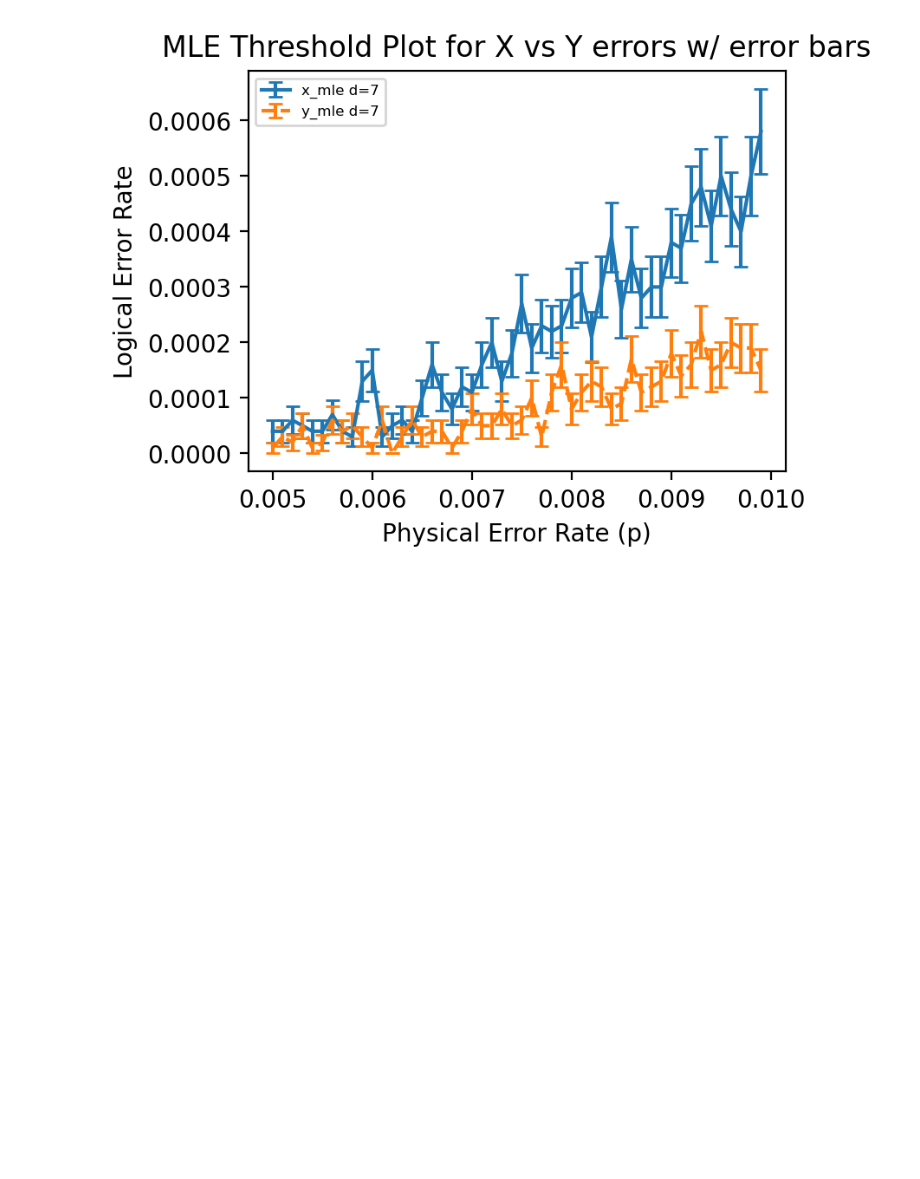
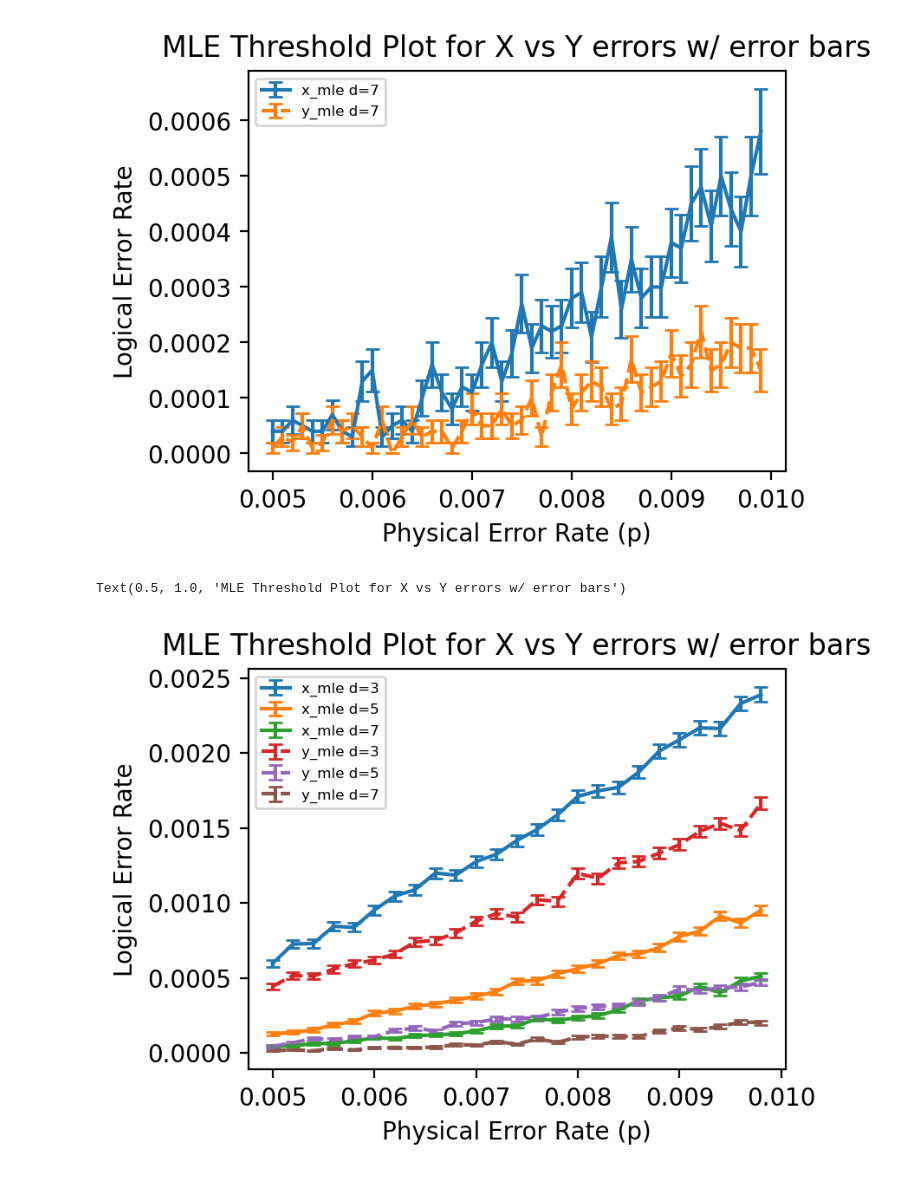
Before and after one commit to snow-apple/bacon_shor_code, a Jupyter notebook: mle_x_errors.ipynb, the cells around one changed output. Drawn from its saved outputs; the diff is of its cells as text; code cells hidden in the pictures; blank space fills up the shorter version.

```diff
--- a/mle_x_errors.ipynb
+++ b/mle_x_errors.ipynb
@@ -683,0 +694,33 @@ Text(0.5, 1.0, 'MLE Threshold Plot for X vs Y errors w/ error bars')
+# %%
+phys_lists_x, log_lists_x, distances_x, error_bars_x = print_from_csv("x1e6.txt")
+phys_lists_y, log_lists_y, distances_y, error_bars_y = print_from_csv("y1e6.txt")
+# %%
+fig,ax = plt.subplots(1,1,dpi=200,figsize = (4,3))
+# for d, log in zip(distances_x, log_lists_x):
+#     # if d == 3:
+#         ax.plot(phys_lists_x[0], log, label=f"x_mle d={d}")
+# for d, log in zip(distances_y, log_lists_y):
+#     # if d == 3:
+#         ax.plot(phys_lists_y[0], log, label=f"y_mle d={d}")
+
+for d, log, error_bars in zip(distances_x, log_lists_x, error_bars_x):
+
+    ax.errorbar(phys_lists_x[0], log, yerr=error_bars, capsize=3, label=f"x_mle d={d}")
+for d, log, error_bars in zip(distances_y, log_lists_y, error_bars_y):
+
+    ax.errorbar(phys_lists_y[0], log, yerr=error_bars, capsize=3, ls='--', label=f"y_mle d={d}")
+
+
+ax.legend(fontsize=6)
+# ax.set_ylim(0.01, 0.02)
+# ax.set_xlim(0.025, 0.04)
+# ax.set_ylim(0.01, 0.04)
+# ax.set_xlim(0.023, 0.04)
+# ax.set_yscale("log")
+# ax.set_xscale("log")
+ax.set_xlabel("Physical Error Rate (p)")
+ax.set_ylabel("Logical Error Rate")
+plt.title("MLE Threshold Plot for X vs Y errors w/ error bars")
+# %% [output]
+Text(0.5, 1.0, 'MLE Threshold Plot for X vs Y errors w/ error bars')
+[figure, added]
```
Also changed, not shown: parts of 7 cells of this notebook, 10 other files.
